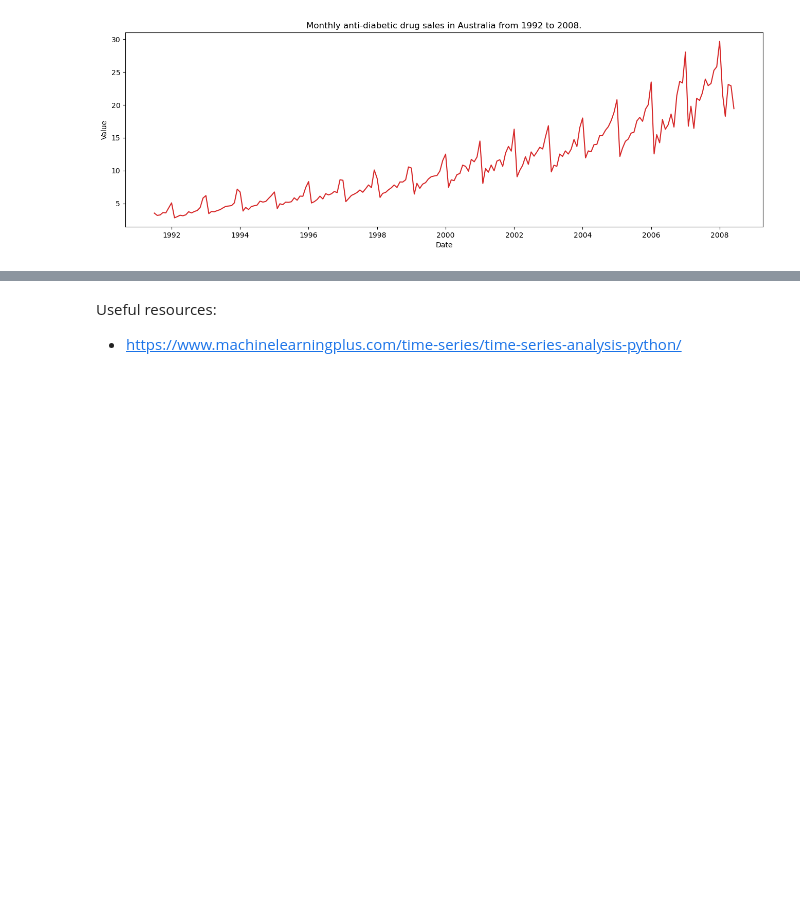
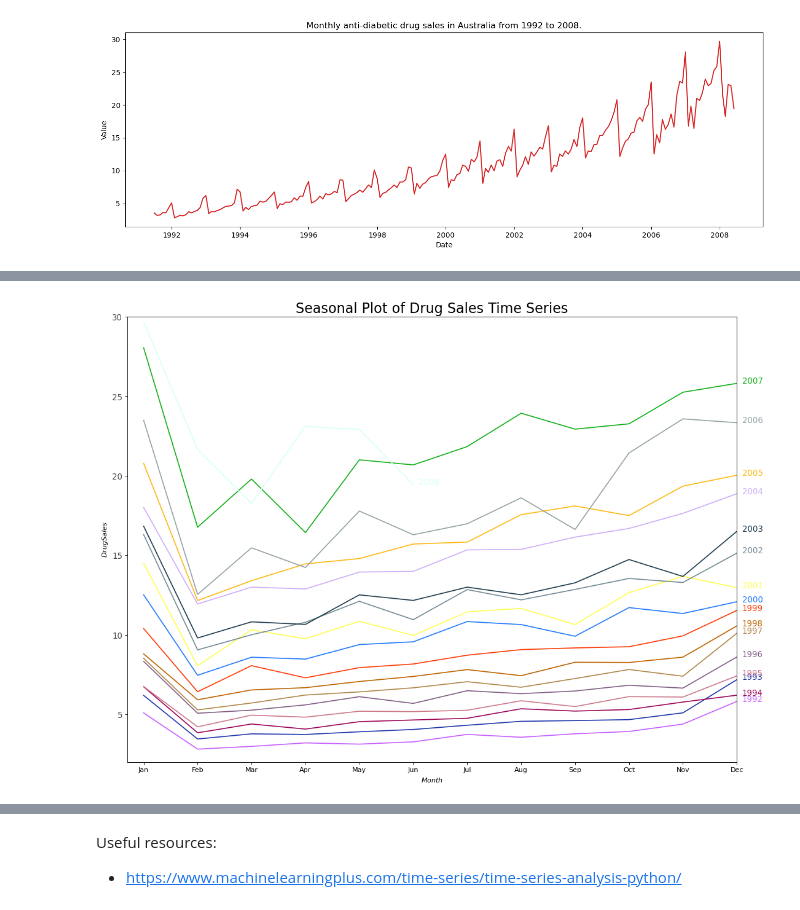
Before and after one commit to nisengweregis/time_series, a Jupyter notebook: time_series_v3.ipynb, the cells around one changed output, grey strips where cells are left out. Saved outputs shown, nothing was run; the diff lists cells and outputs as text; code cells hidden in the pictures; blank space fills up the shorter version.

```diff
--- a/time_series_v3.ipynb
+++ b/time_series_v3.ipynb
@@ -72,0 +94,28 @@ plot_df(df, x=df.index, y=df.value, title='Monthly anti-diabetic drug sales in A
+# %%
+# Import Data
+df = pd.read_csv('https://raw.githubusercontent.com/selva86/datasets/master/a10.csv', parse_dates=['date'], index_col='date')
+df.reset_index(inplace=True)
+
+# Prepare data
+df['year'] = [d.year for d in df.date]
+df['month'] = [d.strftime('%b') for d in df.date]
+years = df['year'].unique()
+
+# Prep Colors
+np.random.seed(100)
+mycolors = np.random.choice(list(mpl.colors.XKCD_COLORS.keys()), len(years), replace=False)
+
+# Draw Plot
+plt.figure(figsize=(16,12), dpi= 80)
+for i, y in enumerate(years):
+    if i > 0:
+        plt.plot('month', 'value', data=df.loc[df.year==y, :], color=mycolors[i], label=y)
+        plt.text(df.loc[df.year==y, :].shape[0]-.9, df.loc[df.year==y, 'value'][-1:].values[0], y, fontsize=12, color=mycolors[i])
+
+# Decoration
+plt.gca().set(xlim=(-0.3, 11), ylim=(2, 30), ylabel='$Drug Sales$', xlabel='$Month$')
+plt.yticks(fontsize=12, alpha=.7)
+plt.title("Seasonal Plot of Drug Sales Time Series", fontsize=20)
+plt.show()
+# %% [output]
+[figure, added]
```
Also changed, not shown: parts of 3 cells of this notebook.
